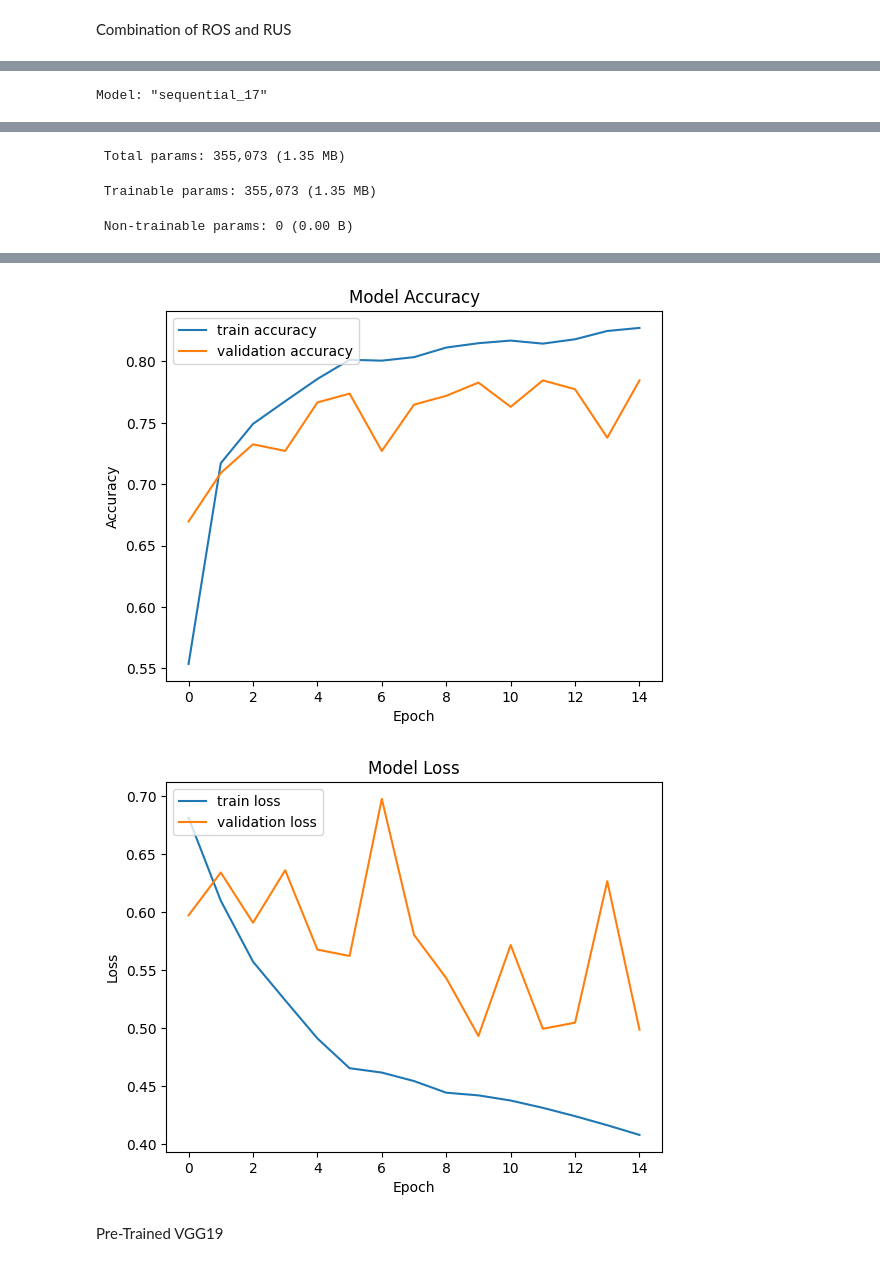
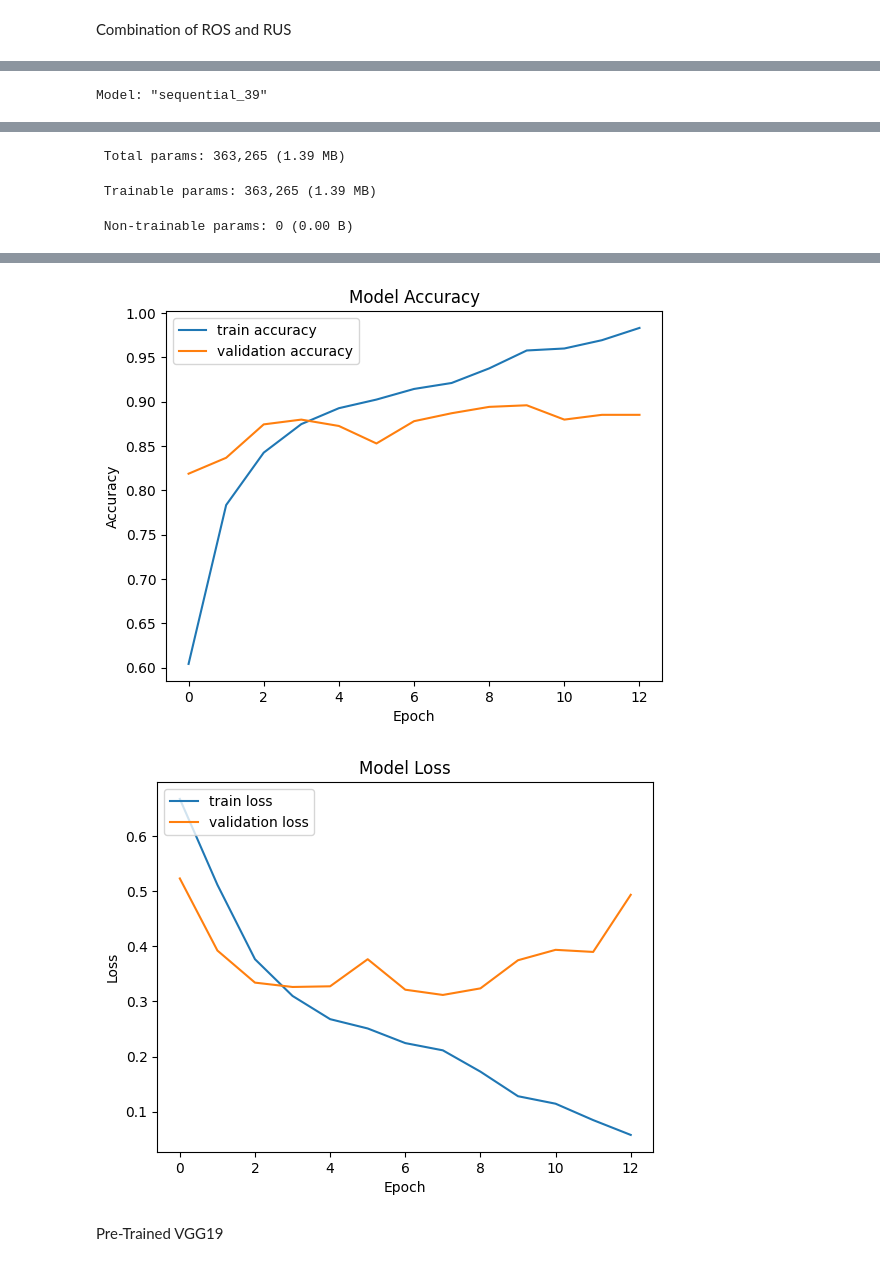
Before and after one commit to goncalomachadoribeiro/Machine-Learning-1st-Semester-2024-2025, a Jupyter notebook: Project/Problem_2_Task_1/P2_T1.ipynb, the cells around one changed output, grey strips where cells are left out. Saved outputs shown, nothing was run; the diff lists cells and outputs as text; code cells hidden in the pictures.

```diff
--- a/Project/Problem_2_Task_1/P2_T1.ipynb
+++ b/Project/Problem_2_Task_1/P2_T1.ipynb
@@ -184,4 +194,5 @@ print("Final balanced class distribution:", dict(zip(unique, counts)))
 # %%
+from sklearn.utils.class_weight import compute_class_weight
 # Build CNN model
 def create_model():
     model = Sequential()
@@ -204,16 +215,18 @@ def create_model():
     # Fully connected layer with dropout
     model.add(Dense(128, activation='relu'))
     model.add(Dropout(0.5))
+    model.add(Dense(64, activation='relu'))
+    model.add(Dropout(0.5))
 
     # Output layer (binary classification)
     model.add(Dense(1, activation='sigmoid'))
-    adam = Adam(learning_rate=0.0001, beta_1=0.9, beta_2=0.999, epsilon=1e-8)
+    adam = Adam(learning_rate=0.001, beta_1=0.9, beta_2=0.999, epsilon=1e-8) # NAO MEXE, NAO MUDA, NAO RESPIRA
     # Compile the model
     model.compile(optimizer= adam, loss='binary_crossentropy', metrics=['accuracy'])
 
     return model
 
-# Create and summarize the model
+
 model = create_model()
 model.summary()
 
@@ -227,13 +240,8 @@ early_stopping = EarlyStopping(
     restore_best_weights=True  # Restore weights from the best epoch
 )
 
-history = model.fit(
-    datagen.flow(X_train_ROS, Y_train_ROS, batch_size=batch_size),
-    validation_data=(X_val, Y_val),
-    epochs=epochs,
-    batch_size=batch_size,
-    callbacks=[early_stopping]
-    )
+datagen.flow(X_train_both, Y_train_both, batch_size=batch_size)
+
 augmented_images = []
 augmented_labels = []
 
@@ -241,7 +249,7 @@ augmented_labels = []
 num_augmented_images = 100  # Adjust this number as needed
 
 # Loop through batches of augmented data
-for X_batch, Y_batch in datagen.flow(X_train_ROS, Y_train_ROS, batch_size=batch_size):
+for X_batch, Y_batch in datagen.flow(X_train_both, Y_train_both, batch_size=batch_size):
     augmented_images.append(X_batch)
     augmented_labels.append(Y_batch)
 
@@ -254,17 +262,34 @@ augmented_images = np.concatenate(augmented_images)[:num_augmented_images]
 augmented_labels = np.concatenate(augmented_labels)[:num_augmented_images]
 
 # Concatenate augmented data with original data
-X_train_combined = np.concatenate((X_train_ROS, augmented_images), axis=0)
-Y_train_combined = np.concatenate((Y_train_ROS, augmented_labels), axis=0)
+# Compute class weights
+class_weights = compute_class_weight('balanced', classes=np.unique(Y_train_both), y=Y_train_both)
+class_weights_dict = dict(enumerate(class_weights))
+
+X_train_combined = np.concatenate((X_train_both, augmented_images), axis = 0)
+Y_train_combined = np.concatenate((Y_train_both, augmented_labels), axis = 0)
+
+
+history = model.fit(
+    X_train_both, Y_train_both,
+    validation_data=(X_val, Y_val),
+    epochs=epochs,
+    batch_size=batch_size,
+    callbacks=[early_stopping],
+    class_weight=class_weights_dict
+
+    )
 
 # Check the new shape of the training data
-print("Shape of original data:", X_train_ROS.shape)
+print("Shape of original data:", X_train_both.shape)
 print("Shape of augmented data:", augmented_images.shape)
-print("Shape of combined data:", X_train_combined.shape)
+
 
 # Evaluate the model
 val_preds = model.predict(X_val)
+
 val_preds = np.round(val_preds)
+print(val_preds)
 
 # Classification report
 print(classification_report(Y_val, val_preds))
@@ -294,7 +319,7 @@ plt.xlabel('Epoch')
 plt.legend(loc='upper left')
 plt.show()
 # %% [output]
-Model: "sequential_17"
+Model: "sequential_39"
 ┏━━━━━━━━━━━━━━━━━━━━━━━━━━━━━━━━━┳━━━━━━━━━━━━━━━━━━━━━━━━┳━━━━━━━━━━━━━━━┓
 ┃ Layer (type)                    ┃ Output Shape           ┃       Param # ┃
 ┡━━━━━━━━━━━━━━━━━━━━━━━━━━━━━━━━━╇━━━━━━━━━━━━━━━━━━━━━━━━╇━━━━━━━━━━━━━━━┩
@@ -314,5 +339,5 @@ Model: "sequential_17"
 └─────────────────────────────────┴────────────────────────┴───────────────┘
- Total params: 355,073 (1.35 MB)
+ Total params: 363,265 (1.39 MB)
- Trainable params: 355,073 (1.35 MB)
+ Trainable params: 363,265 (1.39 MB)
  Non-trainable params: 0 (0.00 B)
 Epoch 1/100
@@ -337,5 +360,5 @@ Confusion Matrix:
-[figure, old version]
+[figure, new version]
-[figure, old version]
+[figure, new version]
 # %% [markdown]
 Pre-Trained VGG19
 # %%
```
Also changed, not shown: parts of 17 cells of this notebook.
